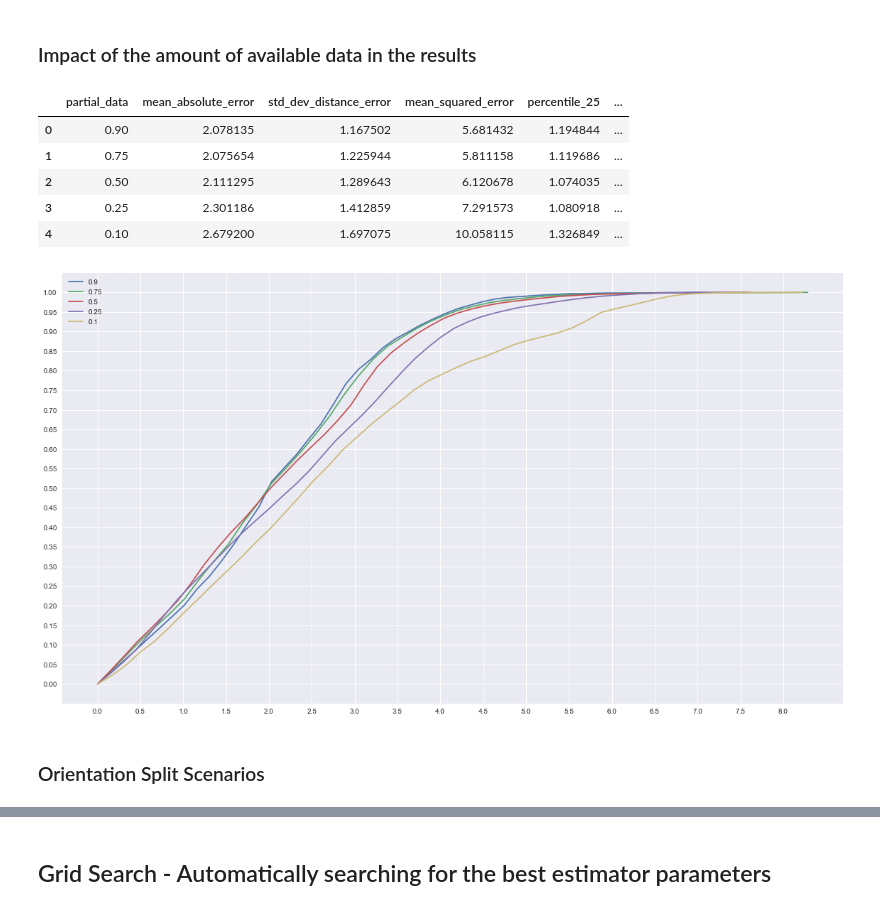
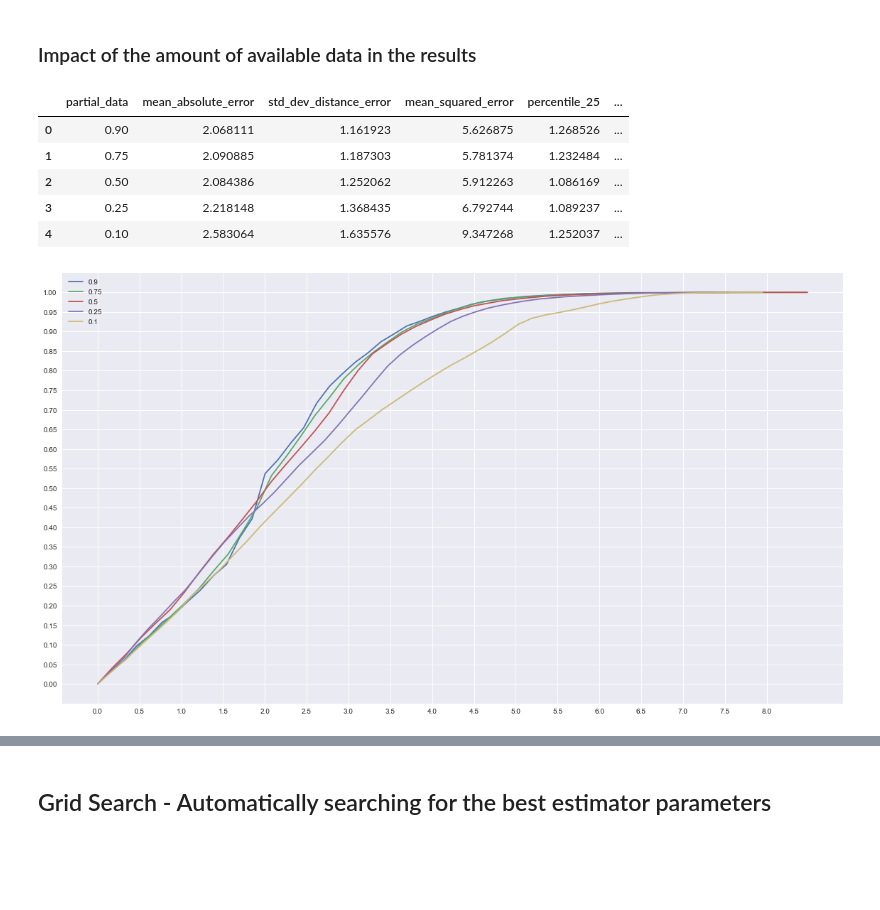
Before and after one commit to YanuX-Framework/YanuX-Cruncher, a Jupyter notebook: WifiFingerprintingExperiments.ipynb, the cells around one changed output, grey strips where cells are left out. Cells and saved outputs as stored; diff of their text form; code cells hidden in the pictures; blank space fills up the shorter version.

Commit message:
All tests done... Time to right about it!

```diff
--- a/WifiFingerprintingExperiments.ipynb
+++ b/WifiFingerprintingExperiments.ipynb
@@ -376,14 +337,14 @@ Just test a few different distance metrics to assess if there is a better altern
 # %%
 fig, ax = plt.subplots(figsize=(16, 9))
 
-n_neighbors=10
+n_neighbors=15
 weights="distance"
 metric=["euclidean",
         "manhattan",
         "canberra",
         "braycurtis"]
 
-nan_filler = default_data_scenario[mac_addresses].min().min()
+nan_filler = default_data_scenario[mac_addresses].min().min()*1.001
 scaler = preprocessing.StandardScaler()
 cross_validation = LeaveOneGroupOut()
 
@@ -423,7 +384,6 @@ plt.legend()
 plt.tight_layout()
 plt.savefig(output_data_directory+"/cdf-metric.pdf", dpi=300)
 
-
 #show table
 display(metrics_table.sort_values(cols[3:]))
 #show graph
@@ -441,10 +401,10 @@ Test different data scaling and normalization approaches to find out if any of t
 # %%
 fig, ax = plt.subplots(figsize=(16, 9))
 
-n_neighbors=10
+n_neighbors=15
 weights="distance"
 metric="braycurtis"
-nan_filler= default_data_scenario[mac_addresses].min().min()
+nan_filler= default_data_scenario[mac_addresses].min().min()*1.001
 cross_validation = LeaveOneGroupOut()
 
 scaler_values = {"None": None,
@@ -487,8 +447,8 @@ plt.legend()
 plt.tight_layout()
 plt.savefig(output_data_directory+"/cdf-scaler.pdf", dpi=300)
 
+#show table
+display(metrics_table.sort_values(cols[3:]))
 #show graph
 plt.show()
-#show table
-metrics_table.sort_values(cols[3:])
 # %% [output]
@@ -503,7 +463,7 @@ Test which is the signal strength value that should be considered for Access Poi
 # %%
 fig, ax = plt.subplots(figsize=(16, 9))
 
-n_neighbors=10
+n_neighbors=15
 weights="distance"
 metric="braycurtis"
 nan_filler = [default_data_scenario[mac_addresses].min().min(),
@@ -569,7 +665,7 @@ plt.show()
 fig, ax = plt.subplots(figsize=(16, 9))
 # Data Scenarios using sklearn's train_test_split
 
-n_neighbors=20
+n_neighbors=15
 weights="distance"
 metric="braycurtis"
 nan_filler = default_data_scenario[mac_addresses].min().min()*1.001
@@ -596,47 +692,46 @@ for partial in partial_data:
         test_split_data = pd.concat([y_test, X_test], axis=1).reset_index(drop=True)
 
         curr_data = train_split_data.fillna(nan_filler)
         curr_test_data = test_split_data.fillna(nan_filler)
-        curr_result = curr_result.append(knn_experiment_test_data(curr_data,
-                                                                  curr_test_data,
-                                                                  mac_addresses,
-                                                                  coord_cols,
-                                                                  scaler=scaler,
-                                                                  algorithm="brute",
-                                                                  n_neighbors=n_neighbors,
-                                                                  weights=weights,
-                                                                  metric=metric))
+        curr_result = curr_result.append(knn_experiment(curr_data,
+                                         curr_test_data,
+                                         mac_addresses,
+                                         coord_cols,
+                                         scaler=scaler,
+                                         algorithm="brute",
+                                         n_neighbors=n_neighbors,
+                                         weights=weights,
+                                         metric=metric), ignore_index=True)
+
     curr_metrics = experiment_metrics(curr_result)
     curr_metrics["partial_data"] = partial
     metrics.append(curr_metrics)
 
     ecdf = sm.distributions.ECDF(curr_result["error"])
     x = np.linspace(min(curr_result["error"]), max(curr_result["error"]))
     y = ecdf(x)
     plt.plot(x, y, label=partial)
 
 cols = ["partial_data"] + list(curr_metrics.keys())[:-1]
 metrics_table = pd.DataFrame(metrics, columns=cols)
 metrics_table.to_csv(output_data_directory + "/metrics-partial_data.csv")
 
 plt.xticks(np.arange(min(metrics_table["min"]), max(metrics_table["max"]), 0.5))
 plt.yticks(np.linspace(0.0,1.0,num=21))
 
 plt.legend()
 plt.tight_layout()
 plt.savefig(output_data_directory+"/cdf-partial_data.pdf", dpi=300)
 
 #show table
 display(metrics_table.sort_values(cols[3:]))
 #show graph
 plt.show()
 # %% [output]
 |  | partial_data | mean_absolute_error | std_dev_distance_error | mean_squared_error | percentile_25 | ... |
-| 0 | 0.90 | 2.078135 | 1.167502 | 5.681432 | 1.194844 | ... |
-| 1 | 0.75 | 2.075654 | 1.225944 | 5.811158 | 1.119686 | ... |
-| 2 | 0.50 | 2.111295 | 1.289643 | 6.120678 | 1.074035 | ... |
-| 3 | 0.25 | 2.301186 | 1.412859 | 7.291573 | 1.080918 | ... |
-| 4 | 0.10 | 2.679200 | 1.697075 | 10.058115 | 1.326849 | ... |
+| 0 | 0.90 | 2.068111 | 1.161923 | 5.626875 | 1.268526 | ... |
+| 1 | 0.75 | 2.090885 | 1.187303 | 5.781374 | 1.232484 | ... |
+| 2 | 0.50 | 2.084386 | 1.252062 | 5.912263 | 1.086169 | ... |
+| 3 | 0.25 | 2.218148 | 1.368435 | 6.792744 | 1.089237 | ... |
+| 4 | 0.10 | 2.583064 | 1.635576 | 9.347268 | 1.252037 | ... |
-[figure, old version]
+[figure, new version]
-# %% [markdown]
-### Orientation Split Scenarios
```
Also changed, not shown: parts of 12 cells of this notebook, 1 other file.
